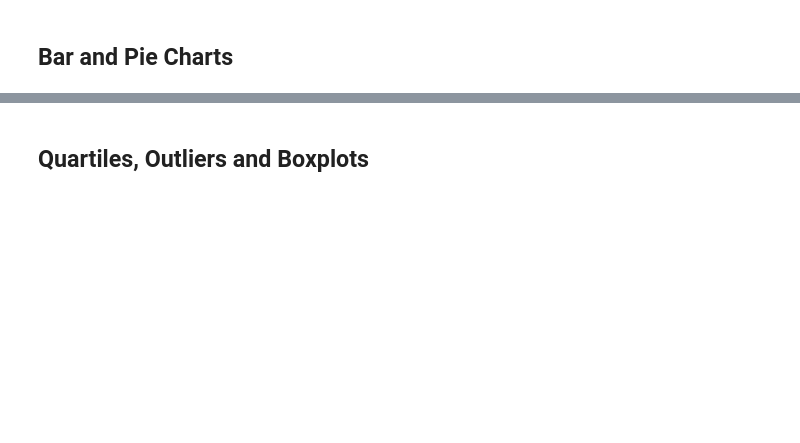
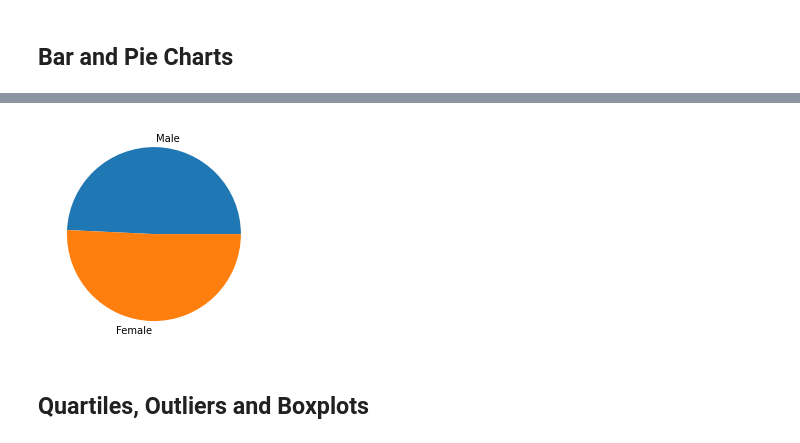
Before and after one commit to sbkachelmeier/matplotlib-challenge, a Jupyter notebook: pymaceuticals_starter.ipynb, the cells around one changed output, grey strips where cells are left out. Cells and saved outputs as stored; diff of their text form; code cells hidden in the pictures; blank space fills up the shorter version.

```diff
--- a/pymaceuticals_starter.ipynb
+++ b/pymaceuticals_starter.ipynb
@@ -50,4 +145,9 @@ study_results = pd.read_csv(study_results_path)
 # %%
-# Use Pandas to generate a pie plot showing the distribution of female versus male mice
+# Use Pyplot to generate a pie plot showing the distribution of female versus male mice
+gender_labels = "Male", "Female"
+pyplot_pie_plot = plt.pie(gender_group, labels=gender_labels)
+plt.title = ("Breakdown by Gender")
 
-## Note: this plot will be identical to the one that uses Pyplot
+plt.show()
+# %% [output]
+[figure, added]
```
Also changed, not shown: parts of 14 cells of this notebook.
